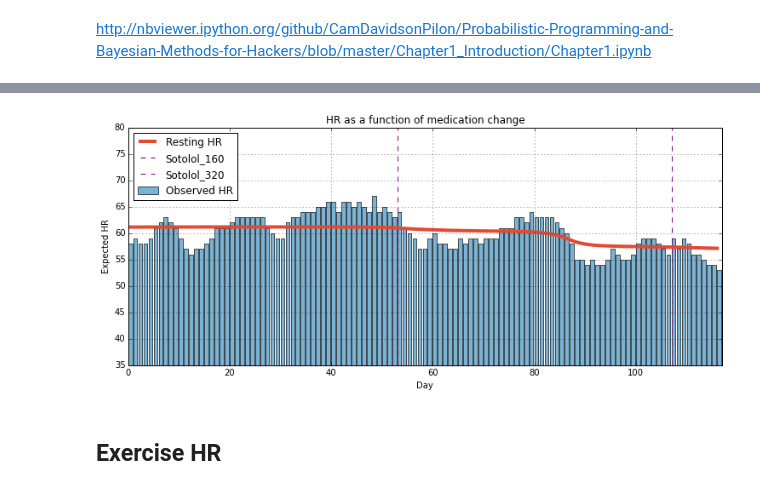
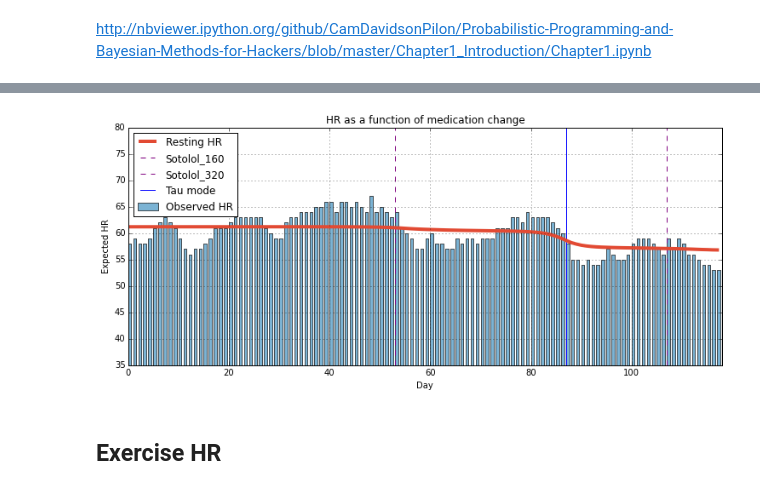
Before and after one commit to hillbs/Differential-Equations-and-Linear-Algebra, a Jupyter notebook: Bayesianism/PYMC examples/AFib_Heart_Rate.ipynb, the cells around one changed output, grey strips where cells are left out. Drawn from its saved outputs; the diff is of its cells as text; code cells hidden in the pictures.

```diff
--- a/Bayesianism/PYMC examples/AFib_Heart_Rate.ipynb
+++ b/Bayesianism/PYMC examples/AFib_Heart_Rate.ipynb
@@ -27,6 +27,6 @@ count_data = [58,59,58,58,59,61,62,
               55,54,54,55,57,56,55,#4-10 Oct
               55,56,58,59,59,59,58,
               57,56,59,57,59,58,56,
-              56,55,54,54,53]
+              56,55,54,54,53,53]
 len(count_data)
 # %% [output]
@@ -55,20 +55,16 @@ lambda_1 = pm.Exponential("lambda_1", alpha)
 lambda_2 = pm.Exponential("lambda_2", alpha)
 tau = pm.DiscreteUniform("tau", lower=0, upper=n_count_data)
 
-
 @pm.deterministic
-def lambda_(tau=tau, lambda_1=lambda_1, lambda_2=lambda_2, ):
+def lambda_(tau=tau, lambda_1=lambda_1, lambda_2=lambda_2):
     out = np.zeros(len(count_data))
     out[:tau] = lambda_1  # lambda before tau is lambda1
     out[tau:] = lambda_2  # lambda after (and including) tau is lambda2
-
     return out
 #Examine the returned variables
-print 'Parameter values are; Tau {0}, Tau2 {1}, Lambda1 {2}, Lambda2 {3} and Lambda3 {4}'.format(tau.value,
-                                                                                                 tau2.value,
-                                                                                                 lambda_1.value,
-                                                                                                 lambda_2.value,
-                                                                                                 lambda_3.value)
+print 'Parameter values are; Tau {0}, Lambda1 {1} and Lambda2 {2}'.format(tau.value,
+                                                                             lambda_1.value,
+                                                                             lambda_2.value)
 print
 print 'The value of the lambda array: '
 print lambda_.value
@@ -119,0 +116,8 @@ Plotting tau
+# %%
+from scipy import stats
+plt.hist(tau_samples, color='purple', alpha=.4, rwidth=.8,normed=True)
+plt.grid(True)
+plt.title('Distribution of change points')
+plt.xlabel('Elapsed days')
+tau_mode =stats.mode(tau_samples)
+print 'Mode: {0}, Max: {1}, Min: {2}, Mean: {3}'.format(tau_mode[0][0], np.max(tau_samples), np.min(tau_samples), np.mean(tau_samples))
@@ -128,35 +135,36 @@ for day in range(0, n_count_data):
     # ix is a bool index of all tau samples corresponding to
     # the switchpoint occurring prior to value of 'day'
     ix = day < tau_samples
     # Each posterior sample corresponds to a value for tau.
     # for each day, that value of tau indicates whether we're "before"
     # (in the lambda1 "regime") or
     #  "after" (in the lambda2 "regime") the switchpoint.
     # by taking the posterior sample of lambda1/2 accordingly, we can average
     # over all samples to get an expected value for lambda on that day.
     # As explained, the "HR count" random variable is Poisson distributed,
     # and therefore lambda (the poisson parameter) is the expected value of
     # "HR count".
     expected_HR[day] = (lambda_1_samples[ix].sum()
                                    + lambda_2_samples[~ix].sum()) / N
 
 
 plt.plot(range(n_count_data), expected_HR, lw=4, color="#E24A33",
          label="Resting HR")
 plt.xlim(0, n_count_data)
 plt.xlabel("Day")
 plt.ylabel("Expected HR")
 plt.title("HR as a function of medication change")
 plt.vlines(53,35,80,linestyle="dashed",colors='purple',label="Sotolol_160")
 plt.vlines(107,35,80,linestyle="dashed",colors='purple',label="Sotolol_320")
+plt.vlines(tau_mode,35,80,colors='blue',label="Tau mode")
 plt.ylim(35, 80)
 plt.bar(np.arange(len(count_data)), count_data, color="#348ABD", alpha=0.65,
-        label="Observed HR")
+        label="Observed HR",width=.6)
 plt.grid(True)
 plt.legend(loc="upper left")
 plt.savefig('RestingHR.png')
 # %% [output]
-[figure, old version]
+[figure, new version]
 # %% [markdown]
 ## Exercise HR
 # %%
```
Also changed, not shown: parts of 15 cells of this notebook, 11 other files.
